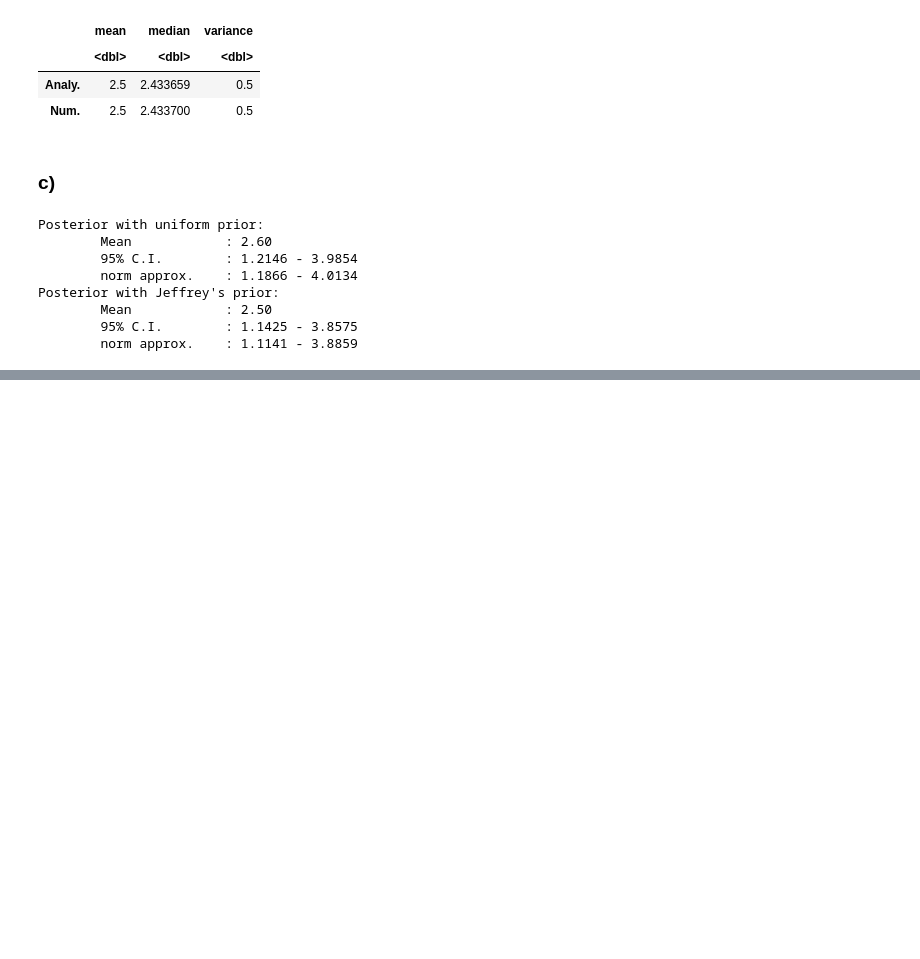
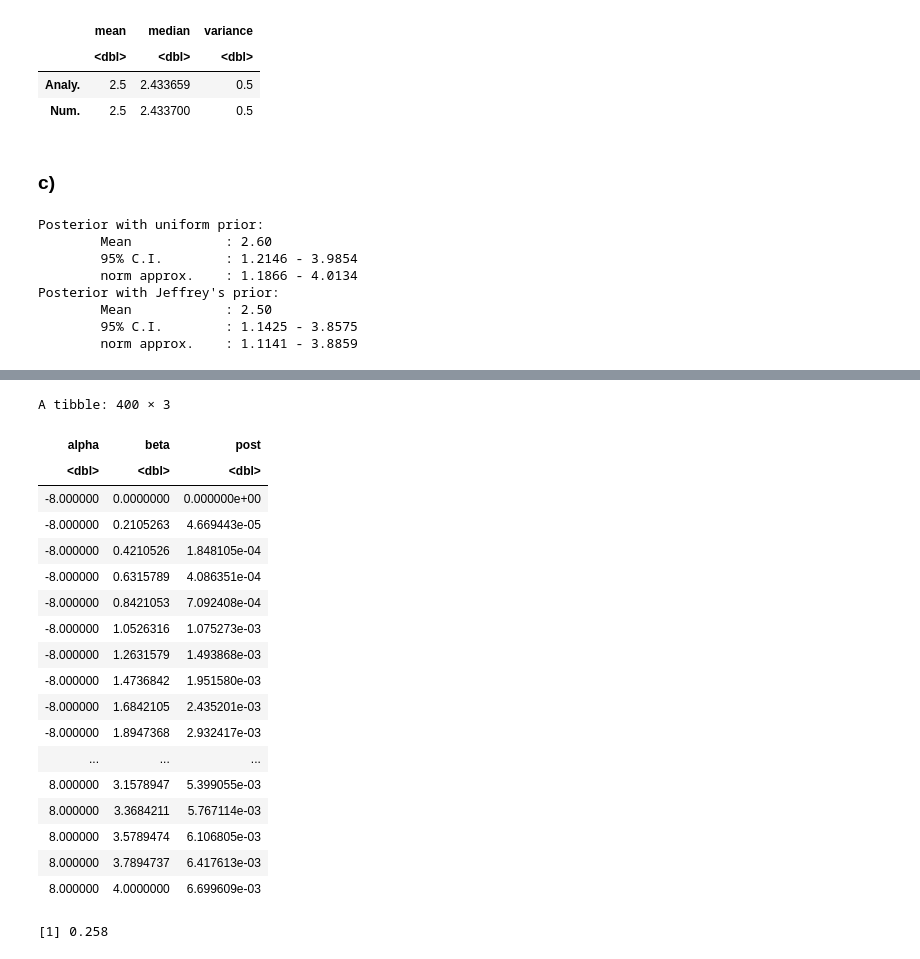
Before and after one commit to c0pp1/AS4PA-Rlab, a Jupyter notebook: rlab05/rlab05.ipynb, the cells around one changed output, grey strips where cells are left out. Saved outputs shown, nothing was run; the diff lists cells and outputs as text; code cells hidden in the pictures; blank space fills up the shorter version.

```diff
--- a/rlab05/rlab05.ipynb
+++ b/rlab05/rlab05.ipynb
@@ -185,0 +301,31 @@ Usage:
+# %%
+z <- posterior(alpha, beta, data)
+colnames(z) <- beta
+#rownames(z) <- alpha
+data.frame(z) %>% cbind(alpha) %>%
+  pivot_longer(names_to='beta', values_to='post', -alpha) %>% mutate(beta=as.numeric(str_replace(beta, "X", "")))
+# %% [output]
+A tibble: 400 × 3
+| alpha | beta | post |
+| <dbl> | <dbl> | <dbl> |
+| -8.000000 | 0.0000000 | 0.000000e+00 |
+| -8.000000 | 0.2105263 | 4.669443e-05 |
+| -8.000000 | 0.4210526 | 1.848105e-04 |
+| -8.000000 | 0.6315789 | 4.086351e-04 |
+| -8.000000 | 0.8421053 | 7.092408e-04 |
+| -8.000000 | 1.0526316 | 1.075273e-03 |
+| -8.000000 | 1.2631579 | 1.493868e-03 |
+| -8.000000 | 1.4736842 | 1.951580e-03 |
+| -8.000000 | 1.6842105 | 2.435201e-03 |
+| -8.000000 | 1.8947368 | 2.932417e-03 |
+| ... | ... | ... |
+| 8.000000 | 3.1578947 | 5.399055e-03 |
+| 8.000000 | 3.3684211 | 5.767114e-03 |
+| 8.000000 | 3.5789474 | 6.106805e-03 |
+| 8.000000 | 3.7894737 | 6.417613e-03 |
+| 8.000000 | 4.0000000 | 6.699609e-03 |
+# %%
+x <- 'X0.258'
+as.numeric(str_replace(x, "X", ""))
+# %% [output]
+[1] 0.258
```
Also changed, not shown: parts of 13 cells of this notebook.
